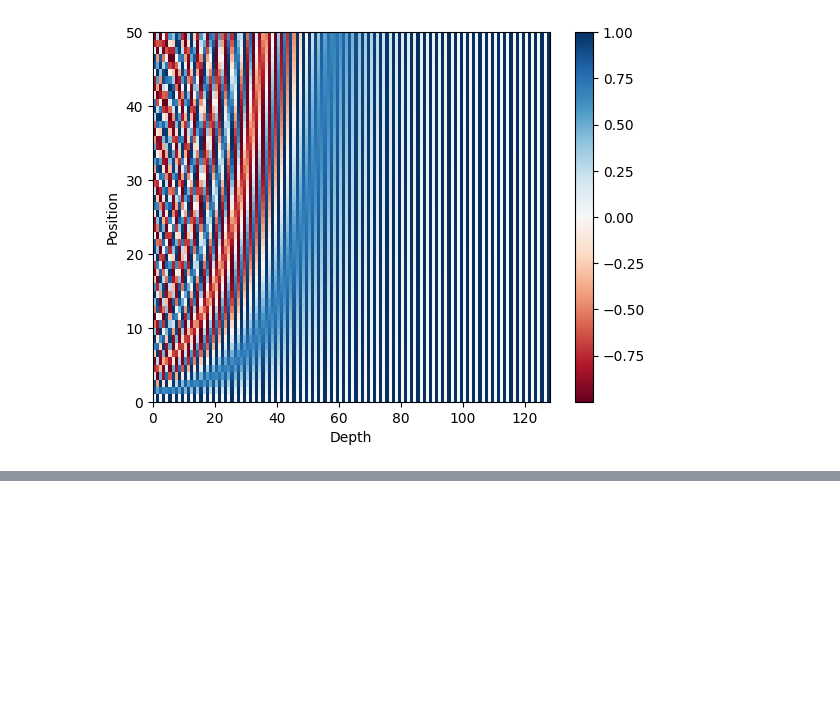
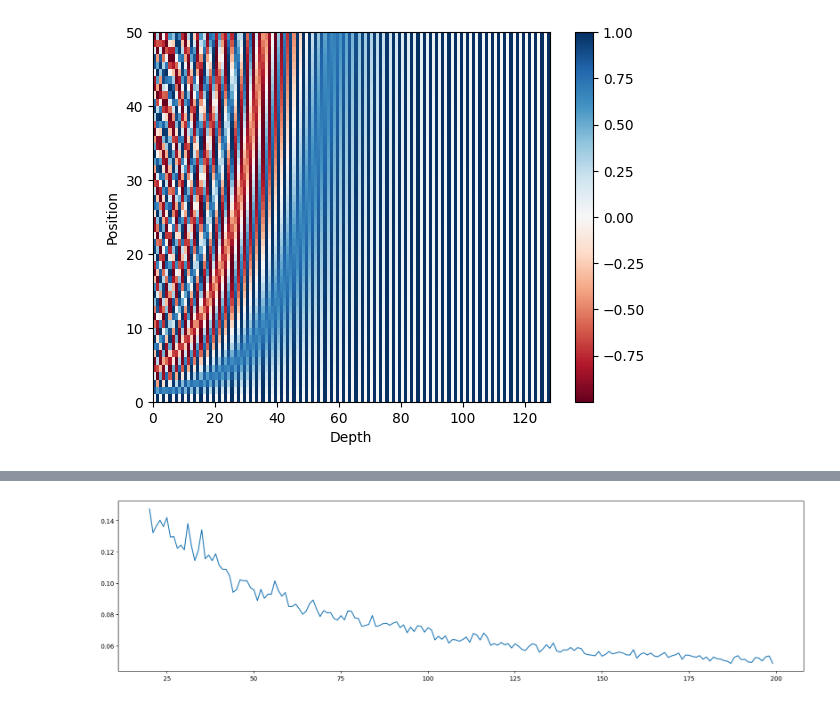
Before and after one commit to alan-kwak/CAIO6_team11, a Jupyter notebook: transformer_kospi_only_window_input.ipynb, the cells around one changed output, grey strips where cells are left out. Drawn from its saved outputs; the diff is of its cells as text; code cells hidden in the pictures; blank space fills up the shorter version.

Commit message:
add lstm model and update transformer

```diff
--- a/transformer_kospi_only_window_input.ipynb
+++ b/transformer_kospi_only_window_input.ipynb
@@ -163,7 +166,8 @@ class PositionalEncoding(nn.Module):
     def forward(self, x):
         # x: Tensor, shape ``[batch_size, seq_len, embedding_dim]
         # d_model = 512
-        batch_size, seq_len = x.size()
+        # print(x.size())
+        batch_size, seq_len = x.size()[:2]
         pe = self.encoding[:seq_len, :]
         return pe
 # %%
@@ -275,0 +461,11 @@ tensor([1., 2.], grad_fn=<MeanBackward1>)
+# %%
+model = TransformerEncoder(seq_len, model_d, ffn_hidden, n_head, dropout, n_layers, device).to(device)
+loss_fn = nn.MSELoss()
+optimizer = torch.optim.Adam(params=model.parameters(), lr = 3e-4)
+if lr_sched == True:
+    # scheduler = torch.optim.lr_scheduler.LambdaLR(optimizer=optimizer,
+    #                                     lr_lambda=lambda epoch: 0.95 ** epoch,
+    #                                     last_epoch=-1,
+    #                                     verbose=False)
+    # scheduler = torch.optim.lr_scheduler.ExponentialLR(optimizer, gamma=0.95)
+    scheduler = torch.optim.lr_scheduler.StepLR(optimizer, step_size=20, gamma=0.7)
@@ -275,0 +533,24 @@ tensor([1., 2.], grad_fn=<MeanBackward1>)
+# %%
+epochs = 200
+loss_np = np.zeros((epochs, 2))
+df_loss = pd.DataFrame(loss_np, columns=['epoch', 'loss'])
+for i in range(epochs):
+    epoch_loss = 0
+    for inputs, labels in train_dataloader:
+        inputs = inputs.to(device).float()
+        labels = labels.squeeze(1).to(device)
+
+        optimizer.zero_grad()
+        output = model(inputs)
+        loss = loss_fn(output.float(), labels.float())
+        # print(loss)
+        loss.backward()
+        # torch.nn.utils.clip_grad_norm(model.parameters(), 0.5)  # when using scheduler, it is not for grad exploding
+        optimizer.step()
+
+        epoch_loss += loss.item()
+
+    print(f'epochs: {i}, loss: {epoch_loss}, lr: ', optimizer.param_groups[0]['lr'])
+    if lr_sched == True:
+        scheduler.step()
+    df_loss.loc[i, :] = [i, epoch_loss]
@@ -275,0 +594,6 @@ tensor([1., 2.], grad_fn=<MeanBackward1>)
+# %%
+plt.figure(figsize=(20, 5))
+plt.plot(df_loss.loc[20: , 'epoch'], df_loss.loc[20: , 'loss'])
+plt.show()
+# %% [output]
+[figure, added]
```
Also changed, not shown: parts of 48 cells of this notebook, 1 other file.
